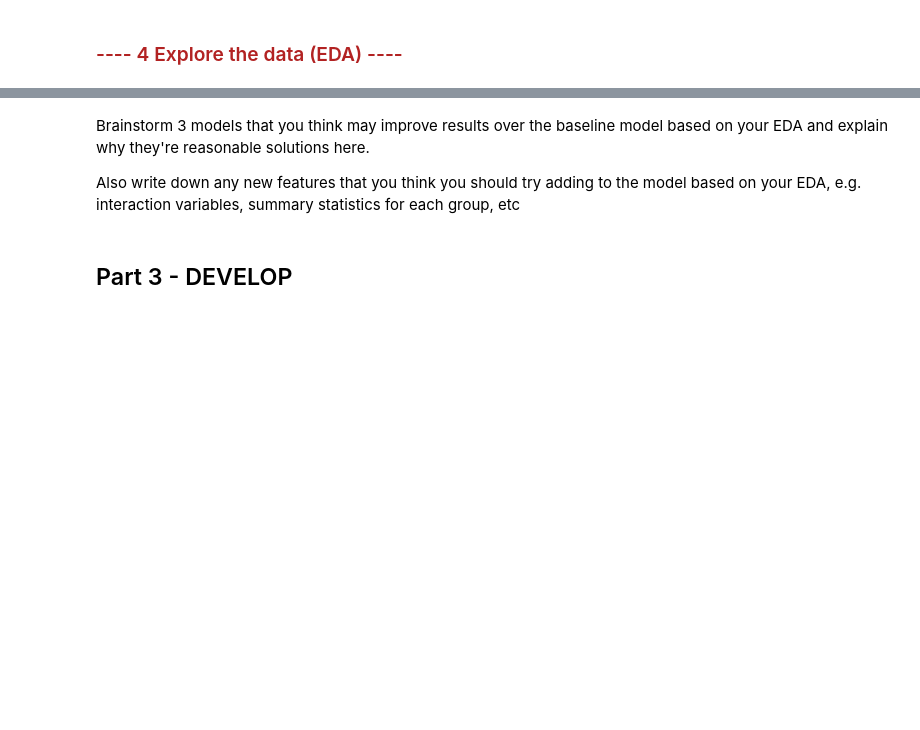
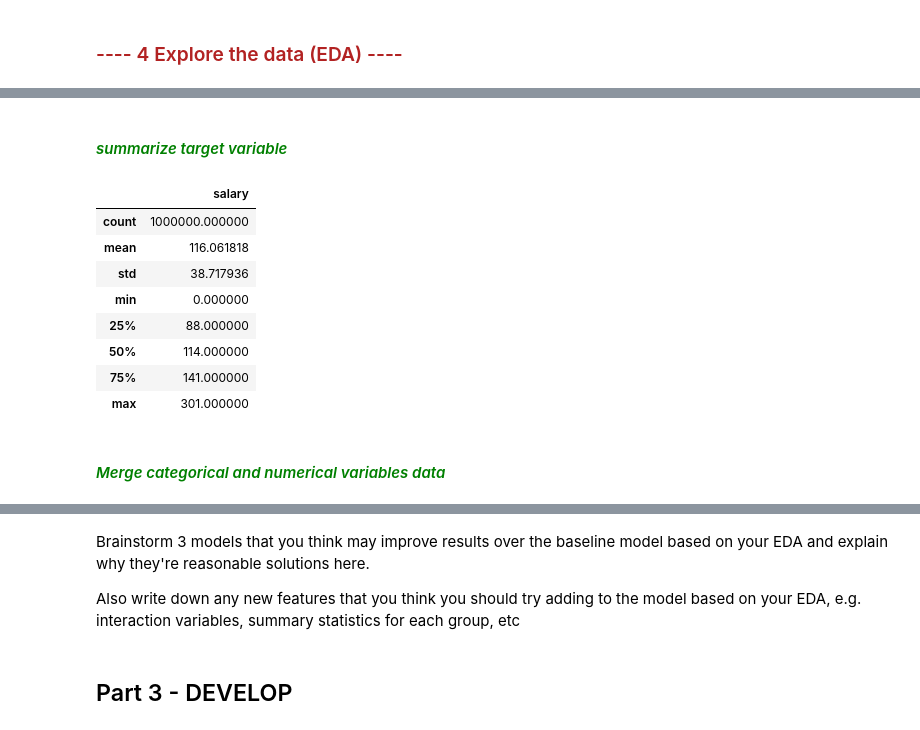
Before and after one commit to suroor89/salary_prediction_portfolio, a Jupyter notebook: Salary_Prediction.ipynb, the cells around one changed output, grey strips where cells are left out. Saved outputs shown, nothing was run; the diff lists cells and outputs as text; code cells hidden in the pictures; blank space fills up the shorter version.

Commit message:
Explore the data, merge data, find correlatio

```diff
--- a/Salary_Prediction.ipynb
+++ b/Salary_Prediction.ipynb
@@ -161,0 +186,16 @@ clean_train_df.head(5)
+# %% [markdown]
+#### <font color=green>*summarize target variable*</font>
+# %%
+train_target_df.describe(include = [np.number])
+# %% [output]
+|  | salary |
+| count | 1000000.000000 |
+| mean | 116.061818 |
+| std | 38.717936 |
+| min | 0.000000 |
+| 25% | 88.000000 |
+| 50% | 114.000000 |
+| 75% | 141.000000 |
+| max | 301.000000 |
+# %% [markdown]
+#### <font color=green>*Merge categorical and numerical variables data*</font>
```
Also changed, not shown: parts of 23 cells of this notebook.
